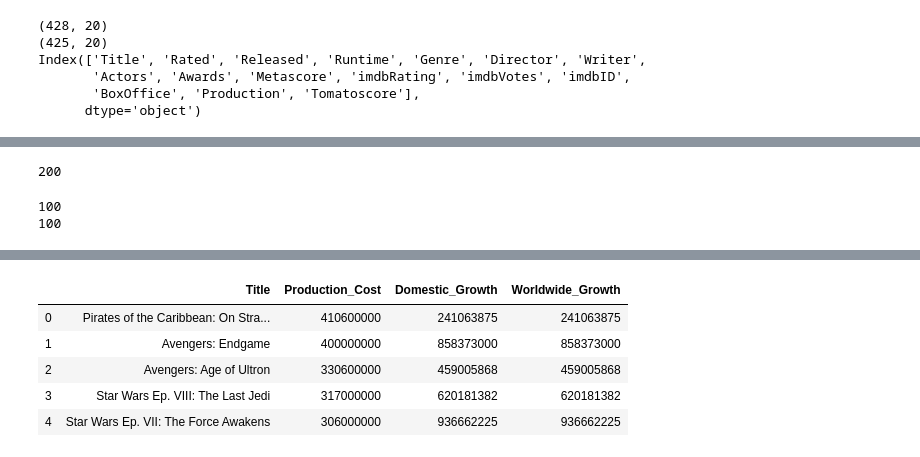
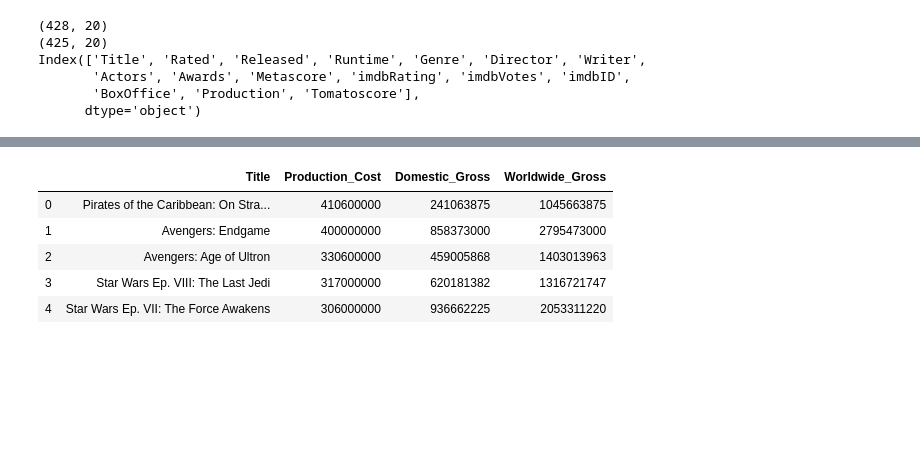
Before and after one commit to mel-ding/Comp340Project, a Jupyter notebook: MD-TermProject.ipynb, the cells around one changed output, grey strips where cells are left out. Drawn from its saved outputs; the diff is of its cells as text; code cells hidden in the pictures; blank space fills up the shorter version.

```diff
--- a/MD-TermProject.ipynb
+++ b/MD-TermProject.ipynb
@@ -221,14 +237,6 @@ def retrieve_html(url):
     # Write solution here (2 lines of code expected)
     response = requests.get(url)
     return (response.status_code, response.text)
-# %%
-page1_url = "https://www.the-numbers.com/movie/budgets/all"
-(status, first_page) = retrieve_html(page1_url)
-print(status)
-soup = BeautifulSoup(first_page, "lxml")
-cells = soup.find_all("td")
-# %% [output]
-200
 # %%
 """
 This function scrapes a single page of the-numbers.com for 100 movies starting from the input start index.
@@ -249,17 +257,11 @@ def scrape_page(start, cells):
         raw_dg_cost = cells[i+2].text
         domestic_gross.append(int(raw_dg_cost.replace(",", "").replace("$", "")))
         # Get worldwide gross
-        raw_wg_cost = cells[i+2].text
+        raw_wg_cost = cells[i+3].text
         worldwide_gross.append(int(raw_wg_cost.replace(",", "").replace("$", "")))
         i += 6
     print("Done with: ", start)
     return movies, production, domestic_gross, worldwide_gross
-# %%
-print(len(movies))
-print(len(production))
-# %% [output]
-100
-100
 # %%
 all_movies = []
 all_prod = []
@@ -296,14 +298,14 @@ Done with:  5701
 Done with:  5801
 # %%
 numbers_data = pd.DataFrame({"Title":all_movies,
-                           "Production_Cost": all_prod,
-                          "Domestic_Growth": all_dg,
-                          "Worldwide_Growth": all_wg})
+                             "Production_Cost": all_prod,
+                             "Domestic_Gross": all_dg,
+                             "Worldwide_Gross": all_wg})
 numbers_data.head()
 # %% [output]
-|  | Title | Production_Cost | Domestic_Growth | Worldwide_Growth |
-| 0 | Pirates of the Caribbean: On Stra... | 410600000 | 241063875 | 241063875 |
-| 1 | Avengers: Endgame | 400000000 | 858373000 | 858373000 |
-| 2 | Avengers: Age of Ultron | 330600000 | 459005868 | 459005868 |
-| 3 | Star Wars Ep. VIII: The Last Jedi | 317000000 | 620181382 | 620181382 |
-| 4 | Star Wars Ep. VII: The Force Awakens | 306000000 | 936662225 | 936662225 |
+|  | Title | Production_Cost | Domestic_Gross | Worldwide_Gross |
+| 0 | Pirates of the Caribbean: On Stra... | 410600000 | 241063875 | 1045663875 |
+| 1 | Avengers: Endgame | 400000000 | 858373000 | 2795473000 |
+| 2 | Avengers: Age of Ultron | 330600000 | 459005868 | 1403013963 |
+| 3 | Star Wars Ep. VIII: The Last Jedi | 317000000 | 620181382 | 1316721747 |
+| 4 | Star Wars Ep. VII: The Force Awakens | 306000000 | 936662225 | 2053311220 |
```
Also changed, not shown: parts of 31 cells of this notebook, 2 other files.
